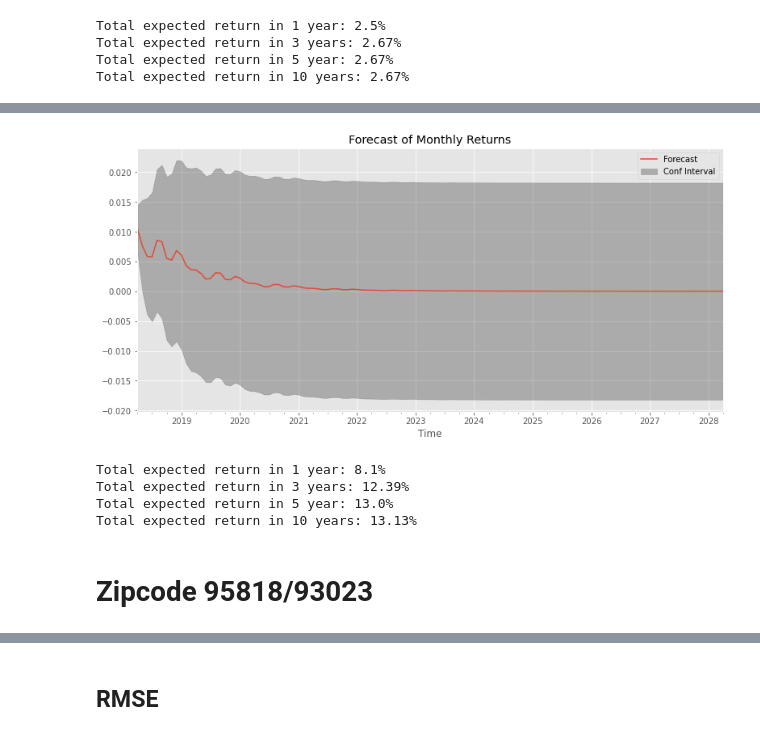
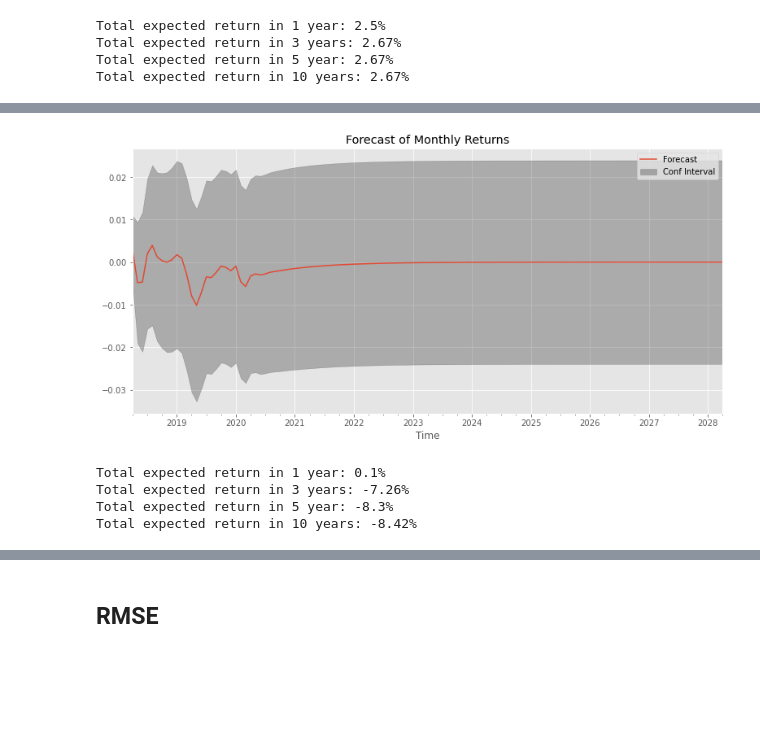
Before and after one commit to Milenaafeworki/Time-Series-prediction, a Jupyter notebook: starter_notebook.ipynb, the cells around one changed output, grey strips where cells are left out. Drawn from its saved outputs; the diff is of its cells as text; code cells hidden in the pictures; blank space fills up the shorter version.

```diff
--- a/starter_notebook.ipynb
+++ b/starter_notebook.ipynb
@@ -877,18 +796,16 @@ From the predictions, we can see that the best zip codes are 96141, 90504, 92866
 # %%
 zip_96141 = melted_df[melted_df.ZipCode == '96141']
-zip_90504 = melted_df[melted_df.ZipCode == '90504']
+zip_93405 = melted_df[melted_df.ZipCode == '93405']
 zip_92866 = melted_df[melted_df.ZipCode == '92866']
-zip_93405 = melted_df[melted_df.ZipCode == '93405']
-# zip_95818 = melted_df[melted_df.ZipCode == '95818']
-zip_93023 = melted_df[melted_df.ZipCode == '93023']
+zip_95441 = melted_df[melted_df.ZipCode == '95441']
+zip_94546 = melted_df[melted_df.ZipCode == '94546']
 # %%
 zip_df = pd.DataFrame()
 zip_df = zip_df.append(zip_96141)
-zip_df = zip_df.append(zip_90504)
+zip_df = zip_df.append(zip_93405)
 zip_df = zip_df.append(zip_92866)
-zip_df = zip_df.append(zip_93405)
-# zip_df = zip_df.append(zip_95818)
-zip_df = zip_df.append(zip_93023)
+zip_df = zip_df.append(zip_95441)
+zip_df = zip_df.append(zip_94546)
 zip_df.head()
 # %% [output]
 |  | ZipCode | City | State | Metro | CountyName | value |
@@ -980,0 +902,8 @@ Except for the last zipcode we fail to reject the null hypothesis that the data
+# %%
+fig = plt.figure(figsize=(12,7))
+plt.plot(top5_df['value'], color='blue', label='Original')
+plt.plot(roll_mean, color='red', label='Rolling Mean')
+plt.plot(roll_std, color='black', label = 'Rolling Std')
+plt.legend(loc='best')
+plt.title('Rolling Mean & Standard Deviation')
+plt.show(block=False)
@@ -1013,19 +975,17 @@ Reject the null hypothesis. Data is stationary.
 TS_96141 = zip_ts[0].ret.dropna()
 TS_96141d = zip_ts[0].ret.diff().dropna()
 
-TS_90504 = zip_ts[1].ret.dropna()
-TS_90504d = zip_ts[1].ret.diff().dropna()
+TS_93405 = zip_ts[1].ret.dropna()
+TS_93405d = zip_ts[1].ret.diff().dropna()
 
 TS_92866 = zip_ts[2].ret.dropna()
 TS_92866d = zip_ts[2].ret.diff().dropna()
 
-TS_93405 = zip_ts[3].ret.dropna()
-TS_93405d = zip_ts[3].ret.diff().dropna()
+TS_95441 = zip_ts[3].ret.dropna()
+TS_95441d = zip_ts[3].ret.diff().dropna()
 
-# TS_95818 = zip_ts[4].ret.dropna()
-
-TS_93023 = zip_ts[4].ret.dropna()
-TS_93023d = zip_ts[4].ret.diff().dropna()
+TS_94546 = zip_ts[4].ret.dropna()
+TS_94546d = zip_ts[4].ret.diff().dropna()
 # %%
 def plot_acf_pacf(ts, figsize=(10,8),lags=24):
 
@@ -1281,14 +1233,12 @@ ARIMA(maxiter=50, method='lbfgs', order=(2, 0, 3), out_of_sample_size=0,
       start_params=None, suppress_warnings=True, trend=None,
       with_intercept=True)
 # %%
-pdq = (2, 0, 3)
-pdqs = (1, 0, 1, 12)
-ret_93405 = forecast_model(TS_93405,pdq=pdq,pdqs=pdqs,zc=93405)
+pdq = (3, 0, 2)
+pdqs = (0, 0, 2, 12)
+ret_93405 = forecast_model(TS_95441,pdq=pdq,pdqs=pdqs,zc=93405)
 # %% [output]
-[figure, old version]
+[figure, new version]
-Total expected return in 1 year: 8.1%
-Total expected return in 3 years: 12.39%
-Total expected return in 5 year: 13.0%
-Total expected return in 10 years: 13.13%
+Total expected return in 1 year: 0.1%
+Total expected return in 3 years: -7.26%
+Total expected return in 5 year: -8.3%
+Total expected return in 10 years: -8.42%
-# %% [markdown]
-# Zipcode 95818/93023
```
Also changed, not shown: parts of 90 cells of this notebook, 2 other files.
